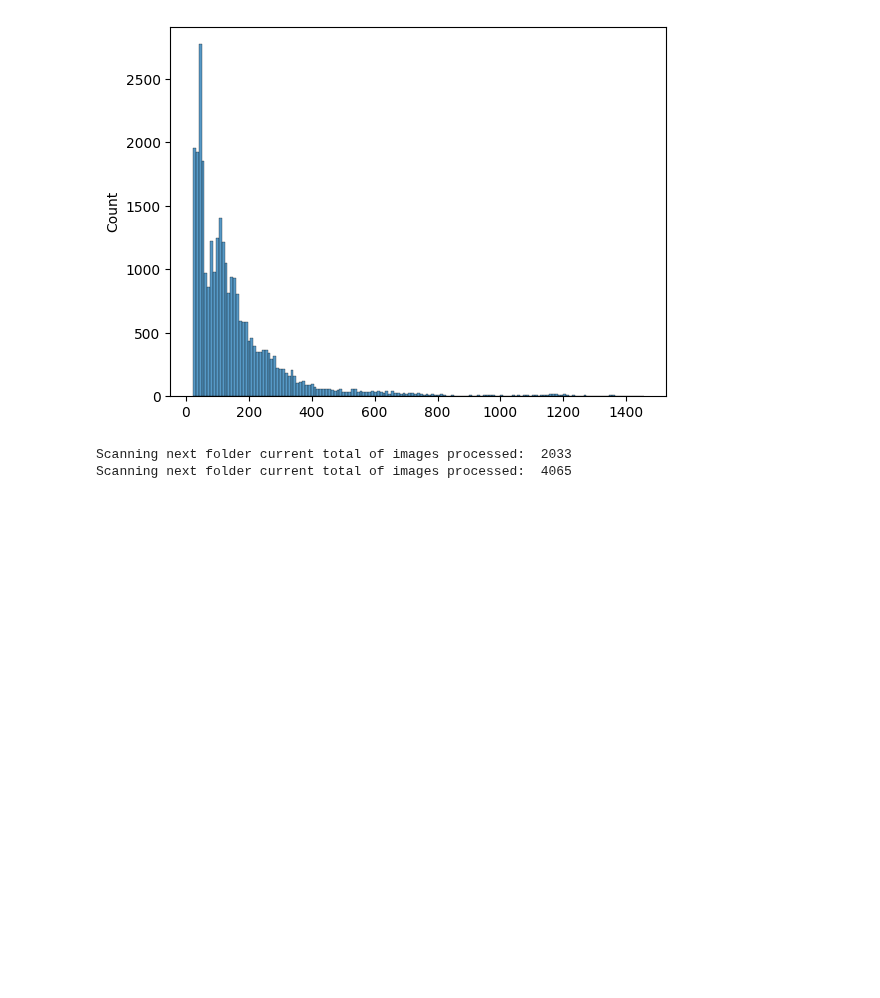
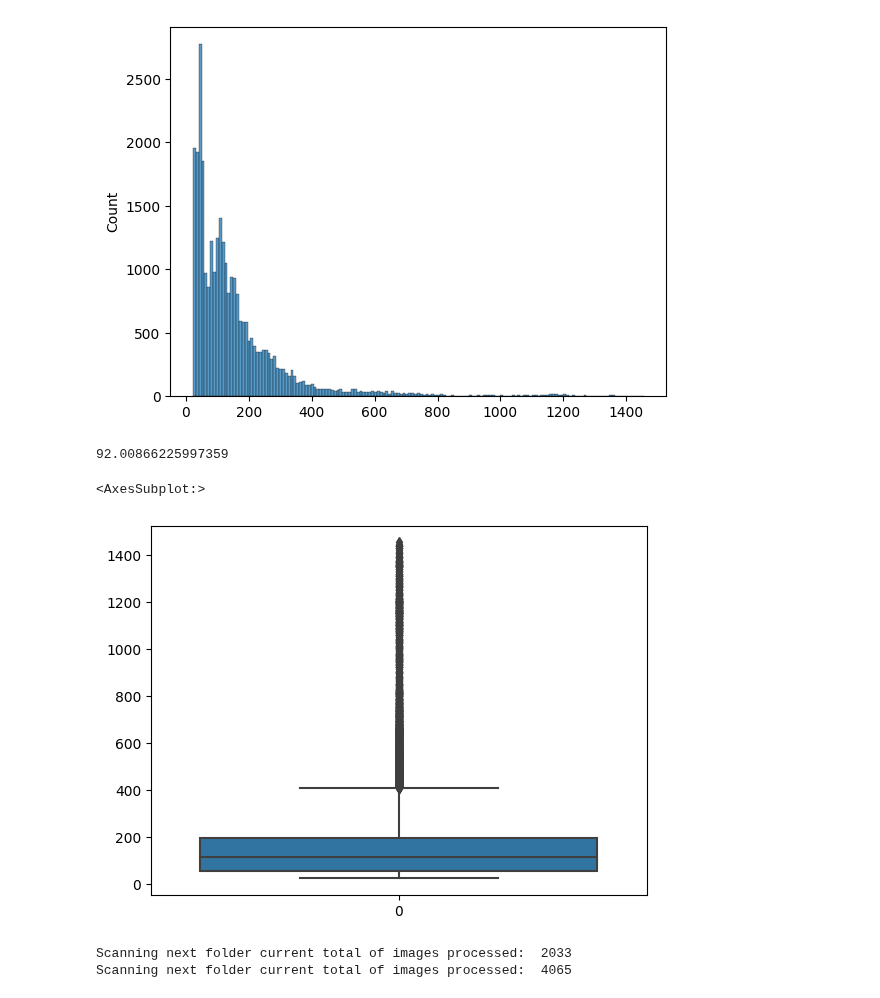
Before and after one commit to tobsthetobs/bsc-dataset-metrics, a Jupyter notebook: motion_blur_metric_idea.ipynb, the cells around one changed output. Drawn from its saved outputs; the diff is of its cells as text; code cells hidden in the pictures; blank space fills up the shorter version.

```diff
--- a/motion_blur_metric_idea.ipynb
+++ b/motion_blur_metric_idea.ipynb
@@ -88,6 +88,17 @@ sns.histplot(blurdata_aqualoc, bins=dp.feedman_bins(blurdata_aqualoc))
 # %% [output]
 <AxesSubplot:ylabel='Count'>
 [figure]
+# %%
+# Histogram indicates lots of images below 100 lets try and figure out percentile:
+np.percentile(blurdata_aqualoc, 40)
+# %% [output]
+92.00866225997359
+# %%
+# Perhaps a boxplot will be more useful:
+sns.boxplot(blurdata_aqualoc)
+# %% [output]
+<AxesSubplot:>
+[figure, added]
 # %%
 # Try deploy on AQUALOC:
 blurdata_euroc = mb.load_euroc_dataset()
```
Also changed, not shown: parts of 1 cell of this notebook.
